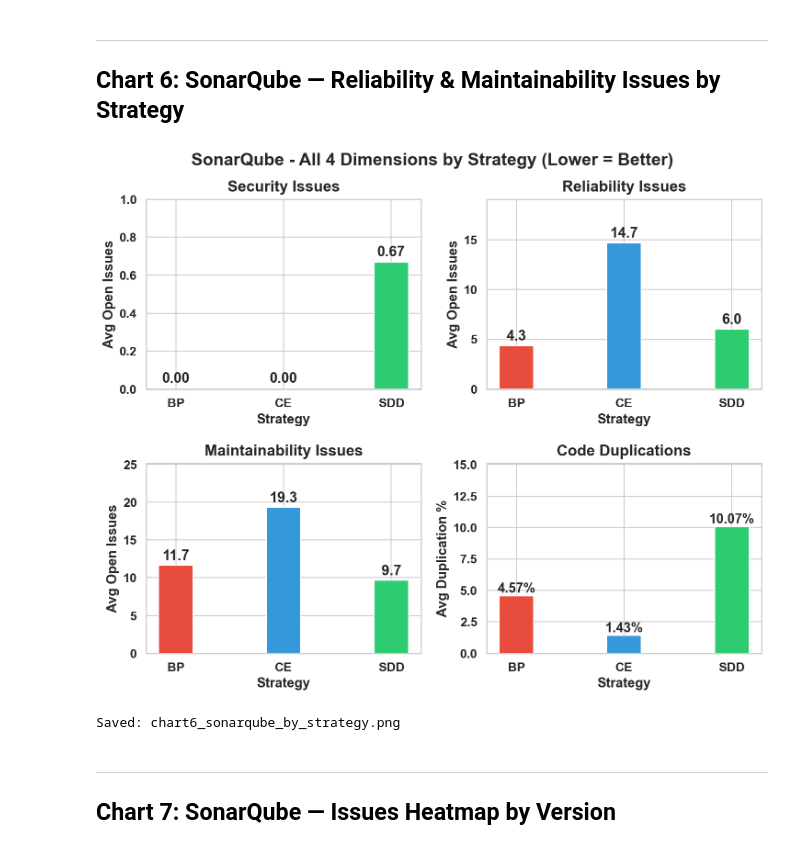
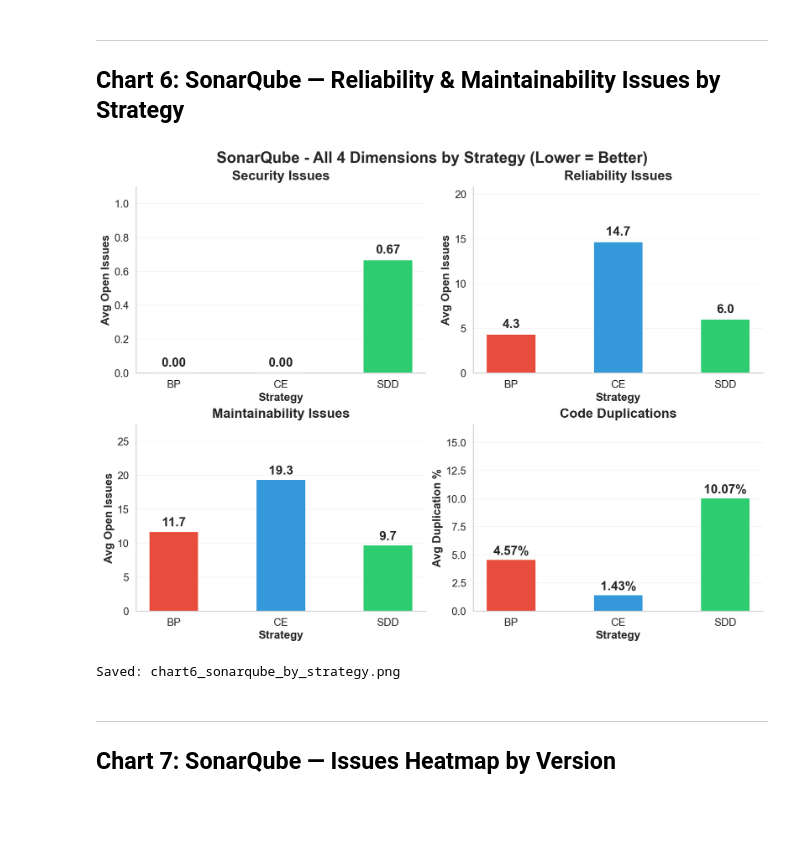
Before and after one commit to PhatchareePuangjai/chatGPT5, a Jupyter notebook: src/versions/_REPORTS/research_charts_executed.ipynb, the cells around one changed output. Cells and saved outputs as stored; diff of their text form; code cells hidden in the pictures; blank space fills up the shorter version.

```diff
--- a/src/versions/_REPORTS/research_charts_executed.ipynb
+++ b/src/versions/_REPORTS/research_charts_executed.ipynb
@@ -386,68 +405,67 @@ Saved: chart5_dast_heatmap.png
 ---
 ## Chart 6: SonarQube — Reliability & Maintainability Issues by Strategy
 # %%
-fig, axes = plt.subplots(2, 2, figsize=(9.8, 8.0))
+fig, axes = plt.subplots(2, 2, figsize=(13.2, 9.8), constrained_layout=True)
 strategies = ['BP', 'CE', 'SDD']
 colors = [STRATEGY_COLORS[s] for s in strategies]
 
 # Top-Left: Security
 ax = axes[0][0]
 avg_sec = df_sonar.groupby('Strategy')['Security'].mean().reindex(strategies)
-bars = ax.bar(strategies, avg_sec, color=colors, edgecolor='white', width=0.32)
+bars = ax.bar(strategies, avg_sec, color=colors, edgecolor='white', width=0.46)
 for bar, val in zip(bars, avg_sec):
-    ax.text(bar.get_x() + bar.get_width()/2, bar.get_height() + 0.02, f'{val:.2f}',
-            ha='center', va='bottom', fontweight='bold', fontsize=15)
-ax.set_ylabel('Avg Open Issues', fontsize=14)
-ax.set_title('Security Issues', fontsize=16, fontweight='bold', pad=8)
-ax.set_ylim(0, max(max(avg_sec) * 1.5, 0.5))
+    ax.text(bar.get_x() + bar.get_width()/2, bar.get_height() + 0.025, f'{val:.2f}',
+            ha='center', va='bottom', fontweight='semibold', fontsize=18)
+ax.set_ylabel('Avg Open Issues', fontsize=16)
+ax.set_title('Security Issues', fontsize=19, fontweight='semibold', pad=10)
+ax.set_ylim(0, max(max(avg_sec) * 1.65, 0.6))
 
 # Top-Right: Reliability
 ax = axes[0][1]
 avg_rel = df_sonar.groupby('Strategy')['Reliability'].mean().reindex(strategies)
-bars = ax.bar(strategies, avg_rel, color=colors, edgecolor='white', width=0.32)
+bars = ax.bar(strategies, avg_rel, color=colors, edgecolor='white', width=0.46)
 for bar, val in zip(bars, avg_rel):
-    ax.text(bar.get_x() + bar.get_width()/2, bar.get_height() + 0.3, f'{val:.1f}',
-            ha='center', va='bottom', fontweight='bold', fontsize=15)
-ax.set_ylabel('Avg Open Issues', fontsize=14)
-ax.set_title('Reliability Issues', fontsize=16, fontweight='bold', pad=8)
-ax.set_ylim(0, max(avg_rel) * 1.3)
+    ax.text(bar.get_x() + bar.get_width()/2, bar.get_height() + 0.45, f'{val:.1f}',
+            ha='center', va='bottom', fontweight='semibold', fontsize=18)
+ax.set_ylabel('Avg Open Issues', fontsize=16)
+ax.set_title('Reliability Issues', fontsize=19, fontweight='semibold', pad=10)
+ax.set_ylim(0, max(avg_rel) * 1.42)
 
 # Bottom-Left: Maintainability
 ax = axes[1][0]
 avg_maint = df_sonar.groupby('Strategy')['Maintainability'].mean().reindex(strategies)
-bars = ax.bar(strategies, avg_maint, color=colors, edgecolor='white', width=0.32)
+bars = ax.bar(strategies, avg_maint, color=colors, edgecolor='white', width=0.46)
 for bar, val in zip(bars, avg_maint):
-    ax.text(bar.get_x() + bar.get_width()/2, bar.get_height() + 0.3, f'{val:.1f}',
-            ha='center', va='bottom', fontweight='bold', fontsize=15)
-ax.set_ylabel('Avg Open Issues', fontsize=14)
-ax.set_title('Maintainability Issues', fontsize=16, fontweight='bold', pad=8)
-ax.set_ylim(0, max(avg_maint) * 1.3)
+    ax.text(bar.get_x() + bar.get_width()/2, bar.get_height() + 0.45, f'{val:.1f}',
+            ha='center', va='bottom', fontweight='semibold', fontsize=18)
+ax.set_ylabel('Avg Open Issues', fontsize=16)
+ax.set_title('Maintainability Issues', fontsize=19, fontweight='semibold', pad=10)
+ax.set_ylim(0, max(avg_maint) * 1.42)
 
 # Bottom-Right: Duplications
 ax = axes[1][1]
 avg_dup = df_sonar.groupby('Strategy')['Duplications'].mean().reindex(strategies)
-bars = ax.bar(strategies, avg_dup, color=colors, edgecolor='white', width=0.32)
+bars = ax.bar(strategies, avg_dup, color=colors, edgecolor='white', width=0.46)
 for bar, val in zip(bars, avg_dup):
-    ax.text(bar.get_x() + bar.get_width()/2, bar.get_height() + 0.05, f'{val:.2f}%',
-            ha='center', va='bottom', fontweight='bold', fontsize=14)
-ax.set_ylabel('Avg Duplication %', fontsize=14)
-ax.set_title('Code Duplications', fontsize=16, fontweight='bold', pad=8)
-ax.set_ylim(0, max(avg_dup) * 1.5)
+    ax.text(bar.get_x() + bar.get_width()/2, bar.get_height() + 0.25, f'{val:.2f}%',
+            ha='center', va='bottom', fontweight='semibold', fontsize=18)
+ax.set_ylabel('Avg Duplication %', fontsize=16)
+ax.set_title('Code Duplications', fontsize=19, fontweight='semibold', pad=10)
+ax.set_ylim(0, max(avg_dup) * 1.65)
 
 for row in axes:
     for a in row:
-        a.set_xlabel('Strategy', fontsize=14)
+        a.set_xlabel('Strategy', fontsize=16)
+        a.tick_params(axis='both', labelsize=15, pad=5)
+        soften_axis(a)
+        bold_axis_text(a)
 
-for a in axes.flat:
-    bold_axis_text(a)
-
-plt.suptitle('SonarQube - All 4 Dimensions by Strategy (Lower = Better)', fontsize=18, fontweight='bold', y=0.99)
-plt.tight_layout(pad=0.55, h_pad=1.2, w_pad=1.0)
+fig.suptitle('SonarQube - All 4 Dimensions by Strategy (Lower = Better)', fontsize=22, fontweight='semibold')
 plt.savefig('chart6_sonarqube_by_strategy.png', **SAVE_KWARGS)
 plt.show()
 print('Saved: chart6_sonarqube_by_strategy.png')
 # %% [output]
-[figure, old version]
+[figure, new version]
 Saved: chart6_sonarqube_by_strategy.png
 # %% [markdown]
 ---
```
Also changed, not shown: parts of 10 cells of this notebook, 14 other files.
